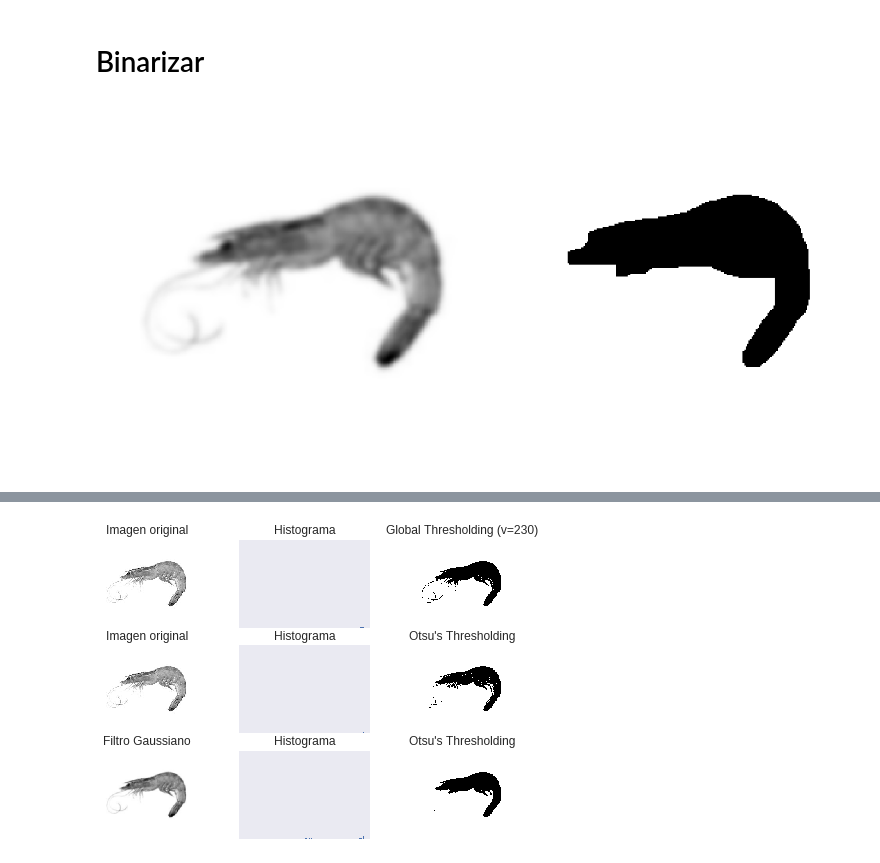
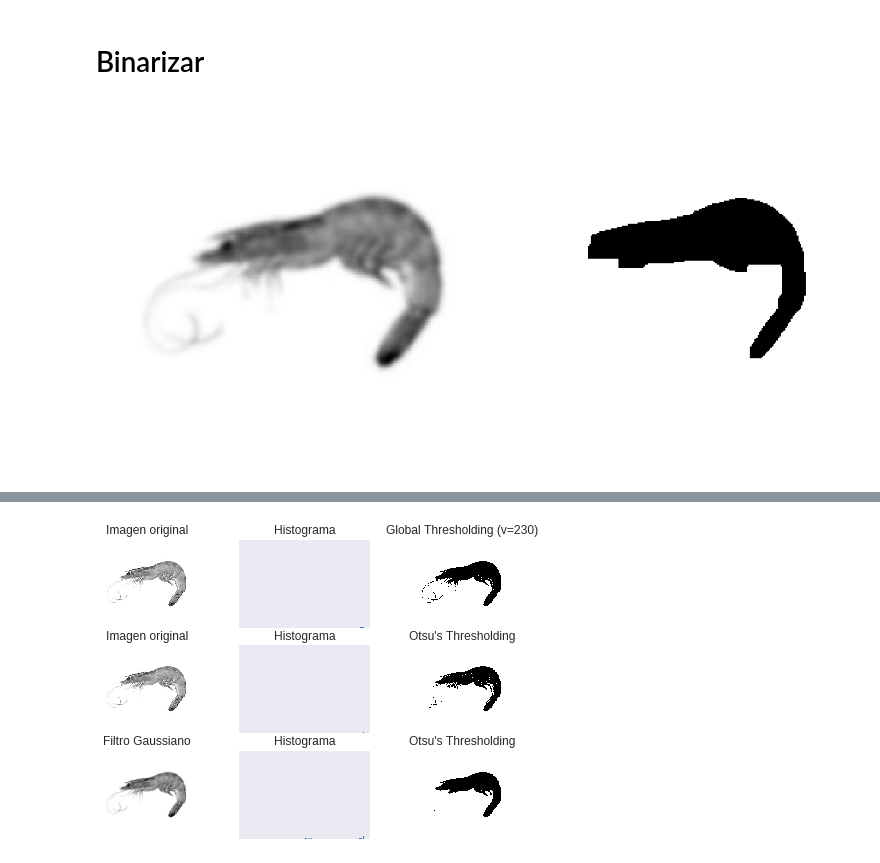
Before and after one commit to apj0007/PrawnView, a Jupyter notebook: Gambas_colab.ipynb, the cells around one changed output, grey strips where cells are left out. Drawn from its saved outputs; the diff is of its cells as text; code cells hidden in the pictures.

```diff
--- a/Gambas_colab.ipynb
+++ b/Gambas_colab.ipynb
@@ -520,14 +534,14 @@ muestra_imagenes([img2, img2, img3,img3],True)
 # %%
-def leer_mostrar_imagen(file,debug=False):
+def leer_mostrar_imagen(file):
 
   img =imread(file)
   plt.subplot(211)
   io.imshow(img)
   return img
 # %%
-img4=leer_mostrar_imagen('4.1.JPG',True)
-img1=leer_mostrar_imagen('1_2.jpg',True)
-img1_1=leer_mostrar_imagen('1_1.jpg',True)
-img1_3=leer_mostrar_imagen('1_3.jpg',True)
-img2_1=leer_mostrar_imagen('2_1.png',True)
+#img=leer_mostrar_imagen('IMG_E2148.JPG')
+img=leer_mostrar_imagen('1_2.jpg')
+img1=leer_mostrar_imagen('c.png')
+#img1_3=leer_mostrar_imagen('1_3.jpg')
+#img2_1=leer_mostrar_imagen('2_1.png')
 # %% [output]
@@ -544,7 +558,8 @@ def escala_grises1(img, mostrar=False):
 
   return img_gris
 
-gray1=escala_grises1(img1, mostrar=True)# lo devuelve en 1 y 0
+#gray1=escala_grises1(img1, mostrar=True)# lo devuelve en 1 y 0
+gray4=escala_grises1(img, mostrar=True)# lo devuelve en 1 y 0
 # %% [output]
 [figure]
 # %%
@@ -602,21 +623,30 @@ NameError: ignored
 # %% [markdown]
 # Binarizar
+# %%
+def op_morfologicas(binary):
+  from skimage.morphology import closing, opening, erosion, dilation
+  from skimage.morphology import square
+  binary = dilation(binary, square(12))
+  binary = opening(binary, square(25))
+  binary = erosion(binary, square(8))
+
+  return binary
 # %%
 #Si se desea imprimir la imagen se debe enviar True
 
 def binarizar(gray,mostrar=False):
   thresh = threshold_otsu(gray)
   binary = gray > thresh
 
 
   binary=op_morfologicas(binary)
 
 
   if mostrar:
     muestra_imagenes([gray, binary],True)
-
   return binary
 
-binary1=binarizar(gray1,True)
+#binary1=binarizar(gray1,True)
+binary1=binarizar(gray4,True)
 # %% [output]
-[figure, old version]
+[figure, new version]
```
Also changed, not shown: parts of 39 cells of this notebook.
